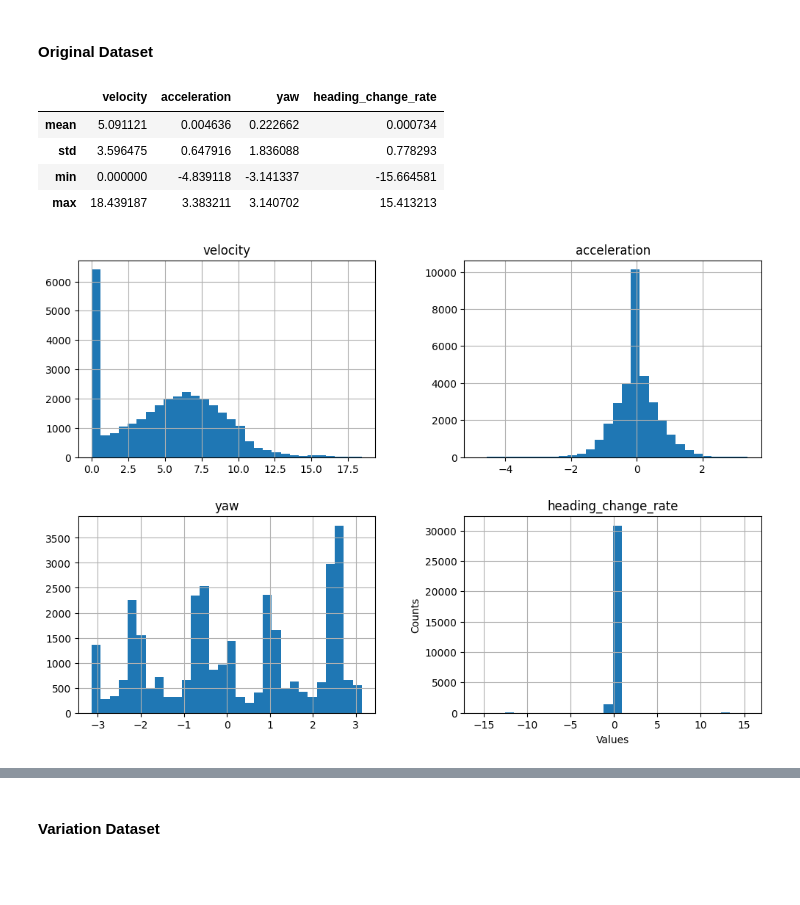
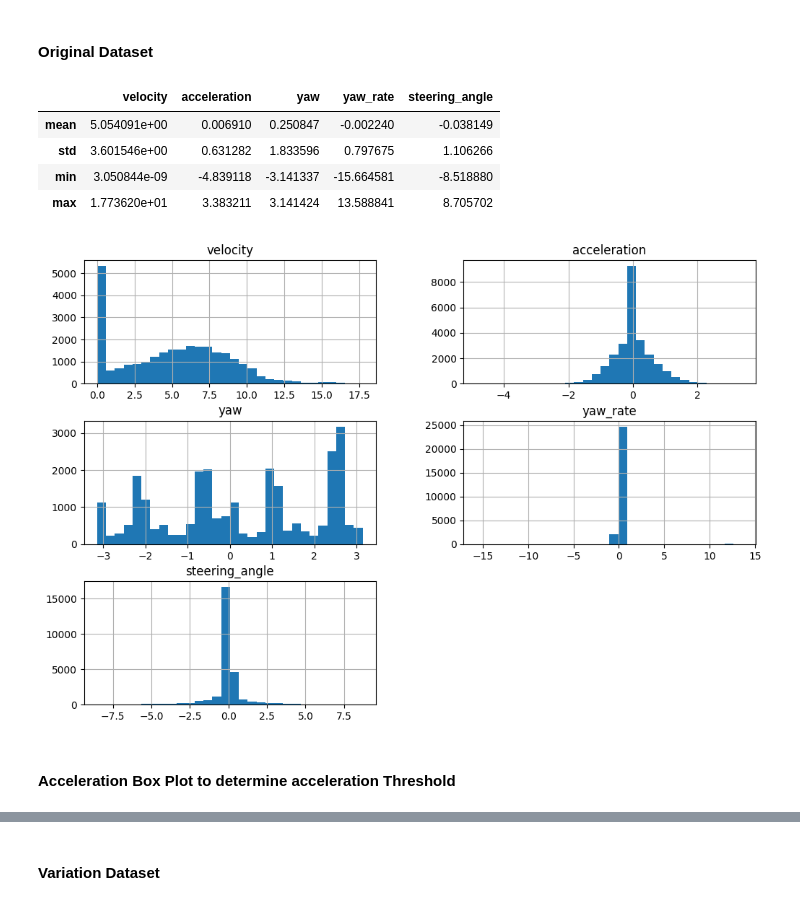
Before and after one commit to SaraMo14/MasterThesis, a Jupyter notebook: notebooks/data_analysis.ipynb, the cells around one changed output, grey strips where cells are left out. Drawn from its saved outputs; the diff is of its cells as text; code cells hidden in the pictures; blank space fills up the shorter version.

```diff
--- a/notebooks/data_analysis.ipynb
+++ b/notebooks/data_analysis.ipynb
@@ -26,6 +27,8 @@ Load the CSV data into a DataFrame
 dtype_dict = {
     'modality': 'category',  # for limited set of modalities, 'category' is efficient
     'scene_token': 'str',
+    'steering_angle':'float64',
+    'location':'str',
     'timestamp': 'str',  # To enable datetime operations
     'rotation': 'object',  # Quaternion (lists)
     'x': 'float64',
@@ -34,9 +37,7 @@ dtype_dict = {
     'yaw': 'float64',
     'velocity': 'float64',
     'acceleration': 'float64',
-    'heading_change_rate': 'float64',
-    'delta_local_x': 'float64',
-    'delta_local_y': 'float64'
+    'yaw_rate': 'float64'
 }
 df = pd.read_csv(DATAROOT / dataset_file, dtype=dtype_dict, parse_dates=['timestamp'])
 
@@ -88,21 +87,23 @@ abs_df = pd.DataFrame({
 # %% [markdown]
 ####  Original Dataset
 # %%
-numeric_columns = ['velocity', 'acceleration', 'yaw', 'heading_change_rate', 'delta_local_x', 'delta_local_y']
+numeric_columns = ['velocity', 'acceleration', 'yaw', 'yaw_rate', 'steering_angle']
 
-stats = df[['velocity', 'acceleration', 'yaw', 'heading_change_rate']].describe()
+stats = df[numeric_columns].describe()
 stats.loc[['mean', 'std', 'min', 'max']]
 # %% [output]
-|  | velocity | acceleration | yaw | heading_change_rate |
-| mean | 5.091121 | 0.004636 | 0.222662 | 0.000734 |
-| std | 3.596475 | 0.647916 | 1.836088 | 0.778293 |
-| min | 0.000000 | -4.839118 | -3.141337 | -15.664581 |
-| max | 18.439187 | 3.383211 | 3.140702 | 15.413213 |
+|  | velocity | acceleration | yaw | yaw_rate | steering_angle |
+| mean | 5.054091e+00 | 0.006910 | 0.250847 | -0.002240 | -0.038149 |
+| std | 3.601546e+00 | 0.631282 | 1.833596 | 0.797675 | 1.106266 |
+| min | 3.050844e-09 | -4.839118 | -3.141337 | -15.664581 | -8.518880 |
+| max | 1.773620e+01 | 3.383211 | 3.141424 | 13.588841 | 8.705702 |
 # %%
-df[['velocity', 'acceleration', 'yaw', 'heading_change_rate']].hist(bins=30, figsize=(12, 8))
+df[numeric_columns].hist(bins=30, figsize=(12, 8))
 
 plt.xlabel("Values")
 plt.ylabel("Counts")
 plt.show()
 # %% [output]
-[figure, old version]
+[figure, new version]
+# %% [markdown]
+#### Acceleration Box Plot to determine acceleration Threshold
```
Also changed, not shown: parts of 17 cells of this notebook, 11 other files.
